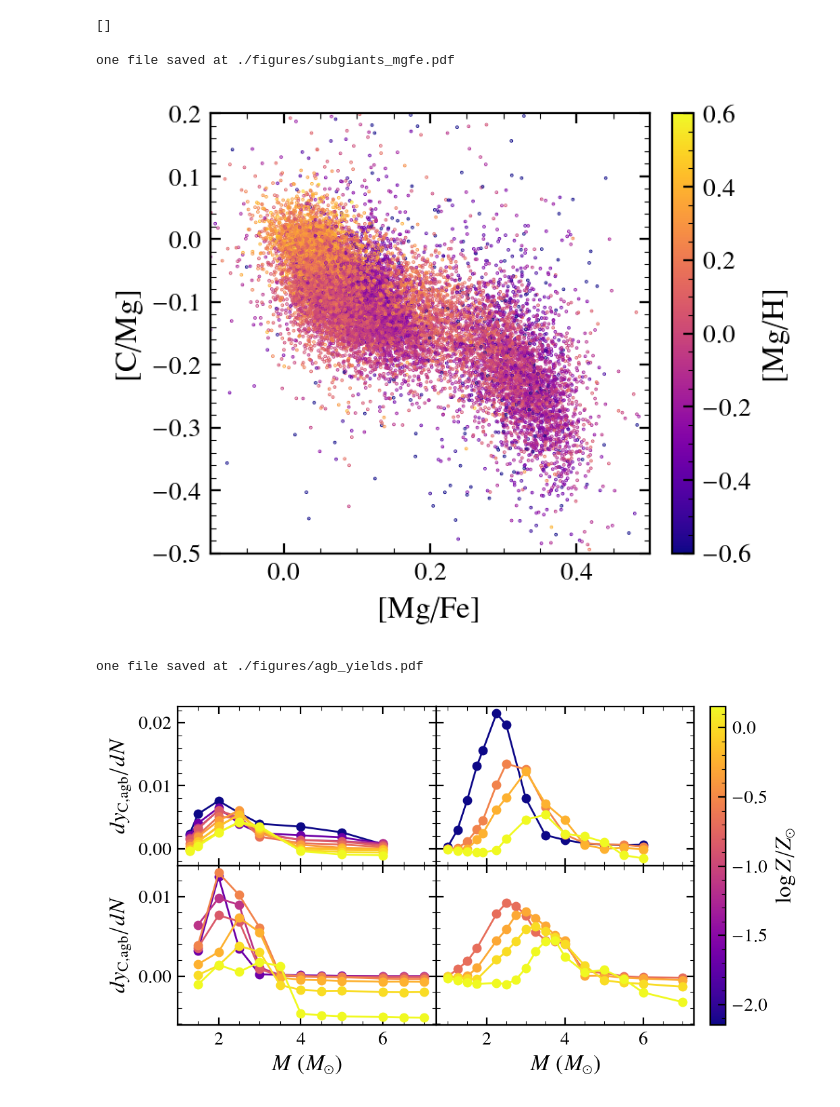
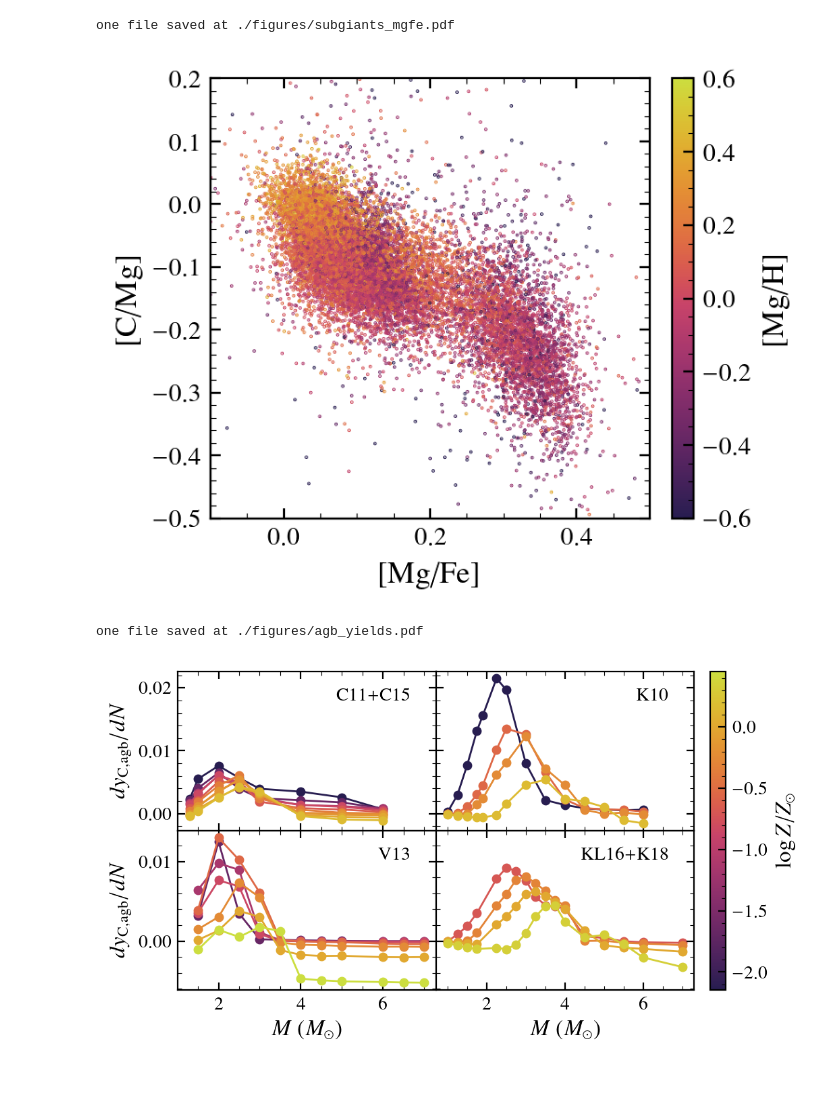
Before and after one commit to aeyobd/surp, a Jupyter notebook: carbon_paper/arya_test.ipynb, the cells around one changed output. Drawn from its saved outputs; the diff is of its cells as text; code cells hidden in the pictures.

Commit message:
first few plots updated

```diff
--- a/carbon_paper/arya_test.ipynb
+++ b/carbon_paper/arya_test.ipynb
@@ -52,4 +112,0 @@ IndexError: list index out of range
-# %%
-cs
-# %% [output]
-[]
@@ -58,5 +113,5 @@ sp.legend.handles[0].set_color(np.array([0.003,1,1,1]))
 # %%
-ha = subgiants["high_alpha"]
+hanha = subgiants["high_alpha"]
 
 df = subgiants
 s = arya.Scatter(df["MG_FE"], df["C_MG"], s=0.1, alpha=1, c=df["MG_H"])
@@ -75,16 +130,16 @@ sp.y.label = "[C/Mg]"
 sp.save("subgiants_mgfe.pdf")
 # %% [output]
 one file saved at ./figures/subgiants_mgfe.pdf
-[figure, old version]
+[figure, new version]
 # %%
 
-Z_max = 0.02
+Z_max = 0.04
 Z_min = 0.0001
 logZ_min = np.log10(Z_min/0.014)
 logZ_max = np.log10(Z_max/0.014)
 
 norm = mpl.colors.Normalize(logZ_min, logZ_max)
-cmap = mpl.colormaps["plasma"]
+cmap = arya.style.get_cmap()
 mpp = mpl.cm.ScalarMappable(norm, cmap)
 ma = mpp.to_rgba
 
@@ -93,7 +148,7 @@ AGB_LABELS = ["C11+C15", "K10", "V13", "KL16+K18"]
 
 # plt.rc('xtick.minor', visible=False)
 
-def plot_c_table(study = "cristallo11", sp=None):
+def plot_c_table(study = "cristallo11", sp=None, label=None):
 
     y1, m1, z1 = vice.yields.agb.grid('c', study=study)
     N = len(z1)
@@ -103,9 +158,11 @@ def plot_c_table(study = "cristallo11", sp=None):
         z = z1[i]
         logz = np.log10(z) - np.log10(0.014)
 
-        arya.Scatter(m1, y, label=f"Z = {z}", color=ma(logz), subplot=sp, zorder=3)
-        arya.Line(m1, y, color=ma(logz), subplot=sp, zorder=3)
+        arya.Scatter(m1, y, label=f"Z = {z}", color=ma(logz), subplot=sp, zorder=i)
+        arya.Line(m1, y, color=ma(logz), subplot=sp, zorder=i)
 
+    plt.text(0.9, 0.9, label, horizontalalignment='right',
+                   verticalalignment='top', transform=sp.mpl_ax.transAxes)
         # ax.set_xticks(np.arange(1, 8))
 
     # ax.axhline(0, color="k", ls="--", zorder=-1)
@@ -112,21 +171,23 @@ def plot_c_table(study = "cristallo11", sp=None):
+# %%
+mpl.style.use("/home/daniel/python/arya/style/journal.mplstyle")
 # %%
 jp = arya.JoinPlot(2, 2, size=(3.822, 2.362))
 
 for i in range(4):
     sp = jp.children[i//2][i%2]
     sp.x.label = r"$M\ (M_{\odot})$"
     sp.y.label = r"$dy_{\rm C, agb}/dN$"
     study = AGB_MODELS[i]
     label = AGB_LABELS[i]
-    plot_c_table(study=study, sp=sp)
+    plot_c_table(study=study, sp=sp, label=label)
 
 c = arya.Colorbar(subplot=jp, mappable = mpp, row=1, col=2, width=arya.Length(2.362*0.05))
 c.ax.label = "$\log Z/Z_{\odot}$"
 
 sp.save("agb_yields.pdf")
 # %% [output]
 one file saved at ./figures/agb_yields.pdf
-[figure, old version]
+[figure, new version]
 # %%
 AGB_MODELS = ["cristallo11", "karakas10", "ventura13", "karakas16"]
 AGB_LABELS = ["C11+C15", "K10", "V13", "KL16+K18"]
```
Also changed, not shown: parts of 15 cells of this notebook.
